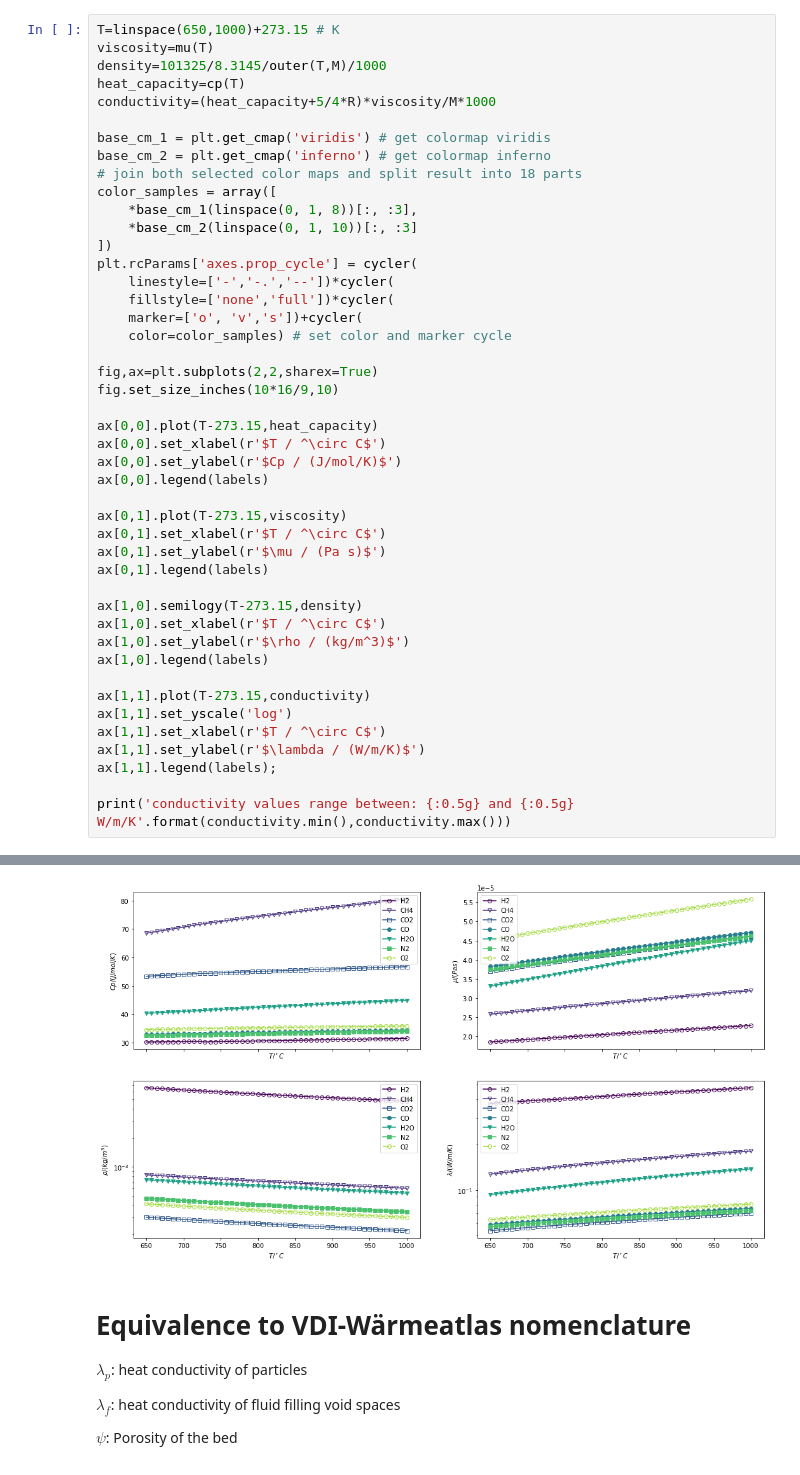
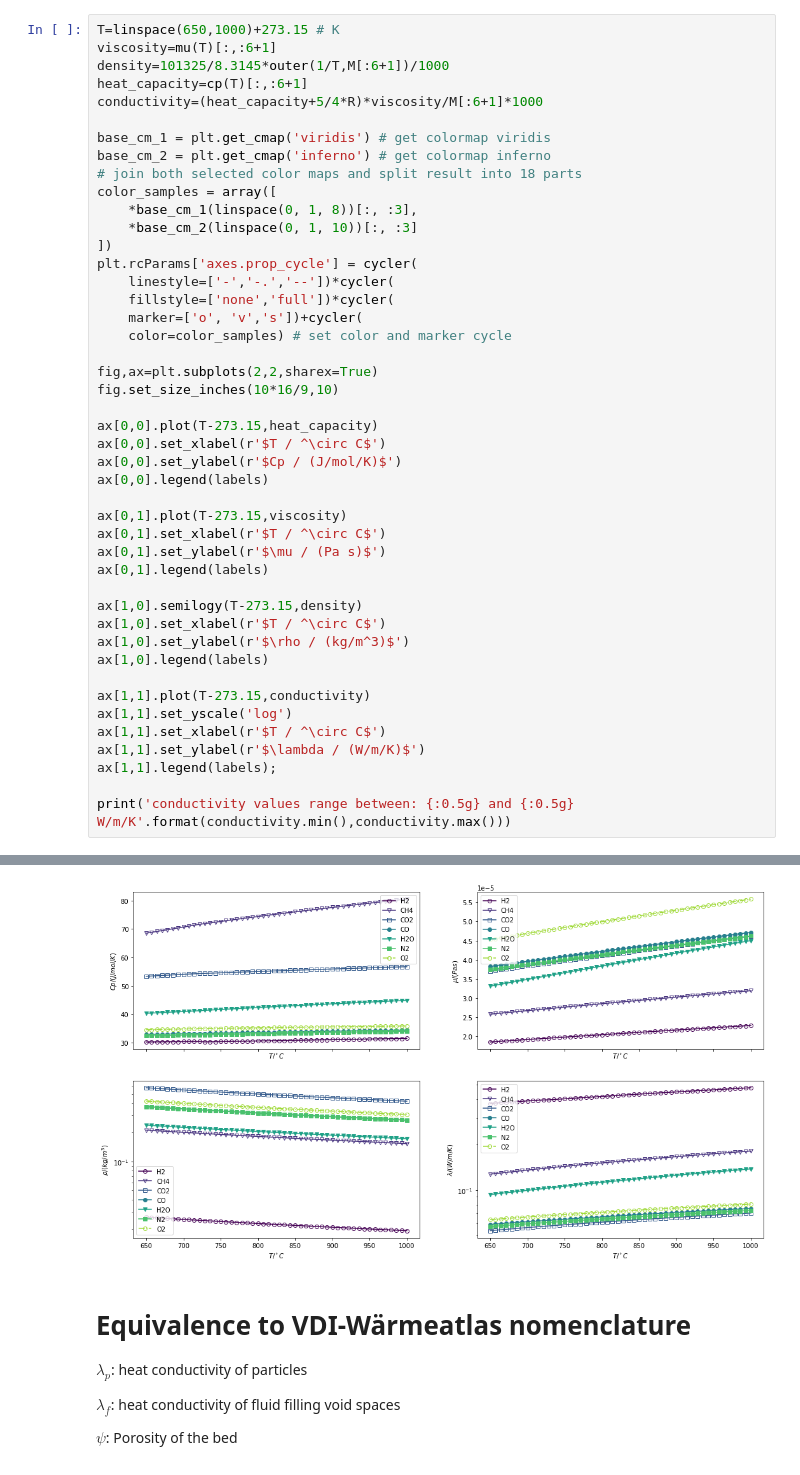
Before and after one commit to santiago-salas-v/walas, a Jupyter notebook: gas_properties.ipynb, the cells around one changed output, grey strips where cells are left out. Drawn from its saved outputs; the diff is of its cells as text.

```diff
--- a/gas_properties.ipynb
+++ b/gas_properties.ipynb
@@ -173,9 +319,9 @@ H2O:H2 95:5     3.57378708570406e-05    0.2096085152444524      40.7106366567828
 # %%
 T=linspace(650,1000)+273.15 # K
-viscosity=mu(T)
-density=101325/8.3145/outer(T,M)/1000
-heat_capacity=cp(T)
-conductivity=(heat_capacity+5/4*R)*viscosity/M*1000
+viscosity=mu(T)[:,:6+1]
+density=101325/8.3145*outer(1/T,M[:6+1])/1000
+heat_capacity=cp(T)[:,:6+1]
+conductivity=(heat_capacity+5/4*R)*viscosity/M[:6+1]*1000
 
 base_cm_1 = plt.get_cmap('viridis') # get colormap viridis
 base_cm_2 = plt.get_cmap('inferno') # get colormap inferno
@@ -190,34 +336,34 @@ plt.rcParams['axes.prop_cycle'] = cycler(
     marker=['o', 'v','s'])+cycler(
     color=color_samples) # set color and marker cycle
 
 fig,ax=plt.subplots(2,2,sharex=True)
 fig.set_size_inches(10*16/9,10)
 
 ax[0,0].plot(T-273.15,heat_capacity)
 ax[0,0].set_xlabel(r'$T / ^\circ C$')
 ax[0,0].set_ylabel(r'$Cp / (J/mol/K)$')
 ax[0,0].legend(labels)
 
 ax[0,1].plot(T-273.15,viscosity)
 ax[0,1].set_xlabel(r'$T / ^\circ C$')
 ax[0,1].set_ylabel(r'$\mu / (Pa s)$')
 ax[0,1].legend(labels)
 
 ax[1,0].semilogy(T-273.15,density)
 ax[1,0].set_xlabel(r'$T / ^\circ C$')
 ax[1,0].set_ylabel(r'$\rho / (kg/m^3)$')
 ax[1,0].legend(labels)
 
 ax[1,1].plot(T-273.15,conductivity)
 ax[1,1].set_yscale('log')
 ax[1,1].set_xlabel(r'$T / ^\circ C$')
 ax[1,1].set_ylabel(r'$\lambda / (W/m/K)$')
 ax[1,1].legend(labels);
 
 print('conductivity values range between: {:0.5g} and {:0.5g} W/m/K'.format(conductivity.min(),conductivity.max()))
 # %% [output]
 conductivity values range between: 0.053637 and 0.47825 W/m/K
-[figure, old version]
+[figure, new version]
 # %% [markdown]
 # Equivalence to VDI-Wärmeatlas nomenclature
 
```
Also changed, not shown: parts of 6 cells of this notebook.
